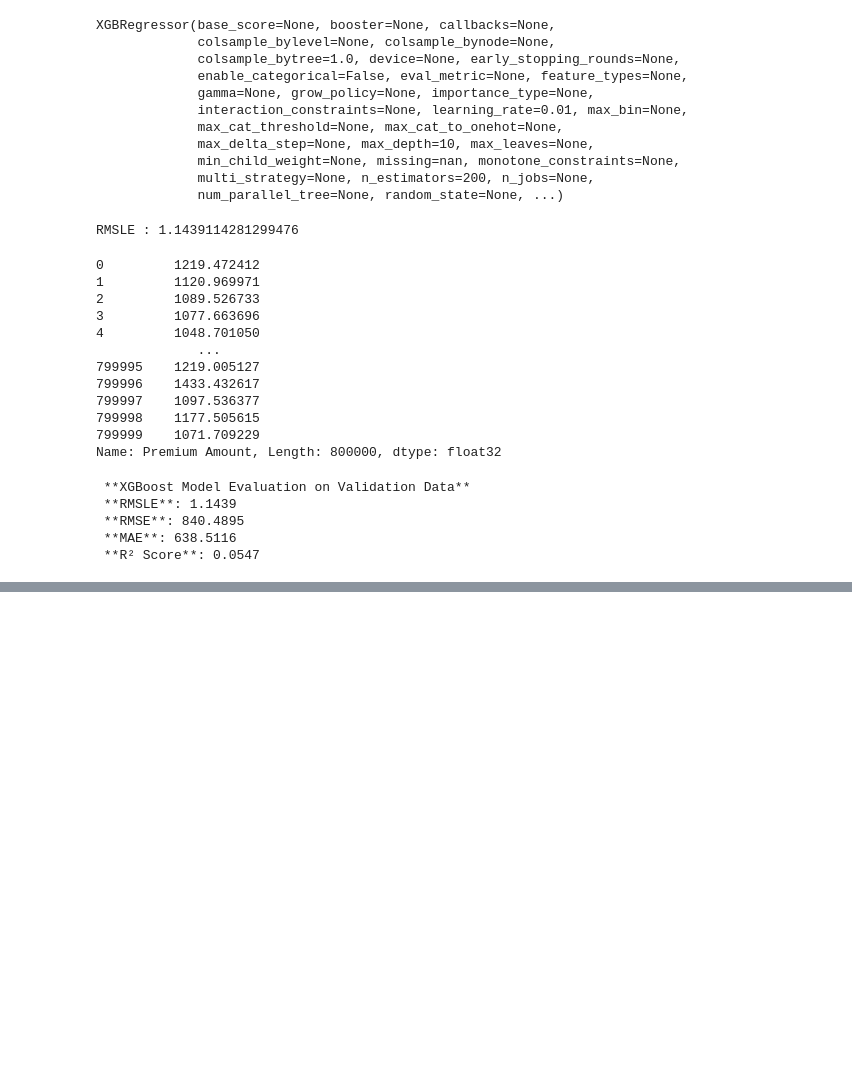
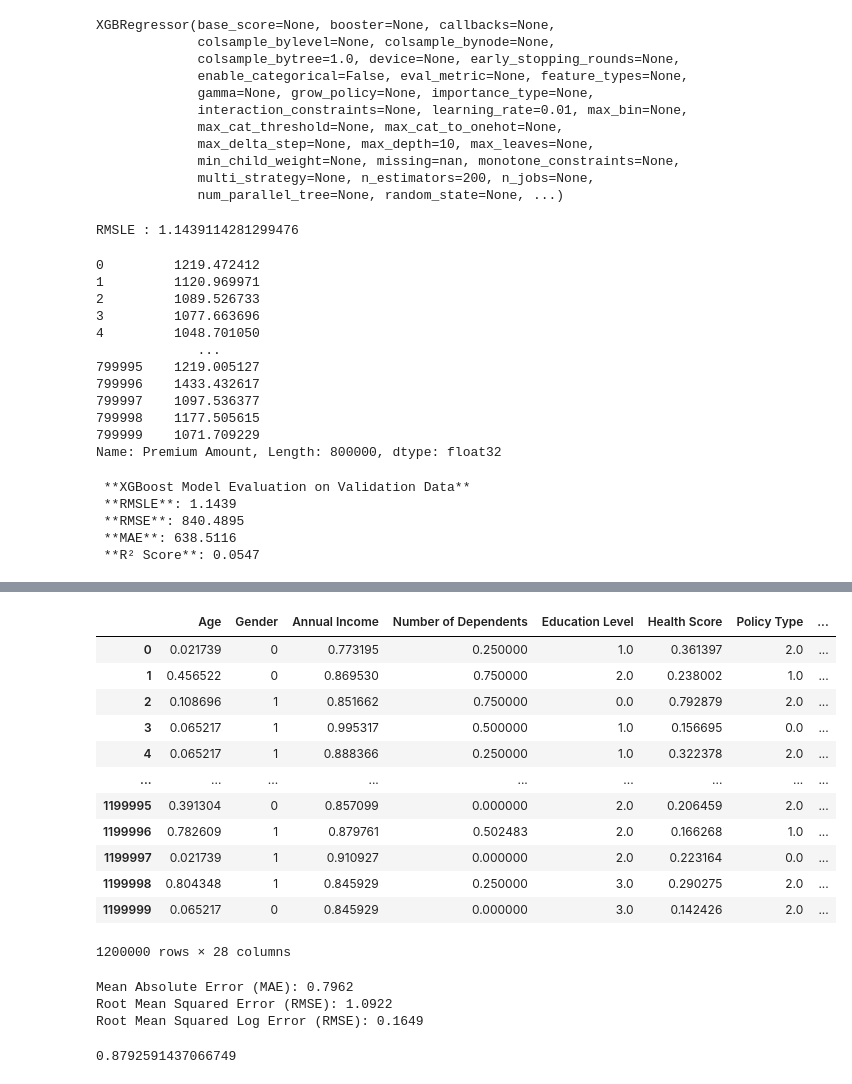
Before and after one commit to ShreeChander/Smart_Premium, a Jupyter notebook: SmartPremium.ipynb, the cells around one changed output, grey strips where cells are left out. Cells and saved outputs as stored; diff of their text form; code cells hidden in the pictures; blank space fills up the shorter version.

```diff
--- a/SmartPremium.ipynb
+++ b/SmartPremium.ipynb
@@ -646,0 +863,25 @@ with open("encoder.pkl", "wb") as f:
+# %%
+from sklearn.preprocessing import OrdinalEncoder
+
+#mentioning order for ordinal relationship
+categories = [
+    ['High School',"Bachelor's","Master's",'PhD'],
+    ['Basic', 'Comprehensive', 'Premium'],
+    ['Poor', 'Average', 'Good'],
+    ['Rarely', 'Monthly', 'Weekly', 'Daily']
+    ]
+
+ordinal_encoder = OrdinalEncoder(categories=categories)
+#train data
+OHE_data[['Education Level','Policy Type', 'Customer Feedback', 'Exercise Frequency']] =ordinal_encoder.fit_transform(OHE_data[['Education Level','Policy Type', 'Customer Feedback', 'Exercise Frequency']])
+
+#test data
+OHE_test_data[['Education Level','Policy Type', 'Customer Feedback', 'Exercise Frequency']] =ordinal_encoder.fit_transform(OHE_test_data[['Education Level','Policy Type', 'Customer Feedback', 'Exercise Frequency']])
+# %%
+#train data
+OHE_data['Smoking Status'] = np.where(OHE_data['Smoking Status'] == 'Yes',1,0)
+OHE_data['Gender'] = np.where(OHE_data['Gender'] == 'Male',1,0)
+
+#test data
+OHE_test_data['Smoking Status'] = np.where(OHE_test_data['Smoking Status'] == 'Yes',1,0)
+OHE_test_data['Gender'] = np.where(OHE_test_data['Gender'] == 'Male',1,0)
@@ -646,0 +897,11 @@ with open("encoder.pkl", "wb") as f:
+# %%
+from sklearn.preprocessing import MinMaxScaler
+
+scalar = MinMaxScaler()
+
+#train data
+OHE_data[['Age','Annual Income','Number of Dependents','Health Score','Previous Claims','Vehicle Age','Credit Score','Insurance Duration']] = scalar.fit_transform(OHE_data[['Age','Annual Income','Number of Dependents','Health Score','Previous Claims','Vehicle Age','Credit Score','Insurance Duration']])
+
+#test data
+OHE_test_data[['Age','Annual Income','Number of Dependents','Health Score','Previous Claims','Vehicle Age','Credit Score','Insurance Duration']] = scalar.fit_transform(OHE_test_data[['Age','Annual Income','Number of Dependents','Health Score','Previous Claims','Vehicle Age','Credit Score','Insurance Duration']])
+OHE_data.head()
@@ -646,0 +924,21 @@ with open("encoder.pkl", "wb") as f:
+# %%
+y_train = OHE_data['Premium Amount']
+x_train = OHE_data.drop(['Premium Amount','id','Policy Start Date'],axis=1)
+x_train['Year'] = OHE_data['Policy Start Date'].str[0:4].astype(int)
+x_train['Month'] = OHE_data['Policy Start Date'].str[5:7].astype(int)
+# %%
+x_train
+# %% [output]
+|  | Age | Gender | Annual Income | Number of Dependents | Education Level | Health Score | Policy Type | ... |
+| 0 | 0.021739 | 0 | 0.773195 | 0.250000 | 1.0 | 0.361397 | 2.0 | ... |
+| 1 | 0.456522 | 0 | 0.869530 | 0.750000 | 2.0 | 0.238002 | 1.0 | ... |
+| 2 | 0.108696 | 1 | 0.851662 | 0.750000 | 0.0 | 0.792879 | 2.0 | ... |
+| 3 | 0.065217 | 1 | 0.995317 | 0.500000 | 1.0 | 0.156695 | 0.0 | ... |
+| 4 | 0.065217 | 1 | 0.888366 | 0.250000 | 1.0 | 0.322378 | 2.0 | ... |
+| ... | ... | ... | ... | ... | ... | ... | ... | ... |
+| 1199995 | 0.391304 | 0 | 0.857099 | 0.000000 | 2.0 | 0.206459 | 2.0 | ... |
+| 1199996 | 0.782609 | 1 | 0.879761 | 0.502483 | 2.0 | 0.166268 | 1.0 | ... |
+| 1199997 | 0.021739 | 1 | 0.910927 | 0.000000 | 2.0 | 0.223164 | 0.0 | ... |
+| 1199998 | 0.804348 | 1 | 0.845929 | 0.250000 | 3.0 | 0.290275 | 2.0 | ... |
+| 1199999 | 0.065217 | 0 | 0.845929 | 0.000000 | 3.0 | 0.142426 | 2.0 | ... |
+1200000 rows × 28 columns
@@ -646,0 +950,15 @@ with open("encoder.pkl", "wb") as f:
+# %%
+mae = mean_absolute_error(y_train, y_pred)
+regression_accuracy = 1 - (mae / np.mean(y_train))
+mse = mean_squared_error(y_train,y_pred)
+rmse = np.sqrt(mse)
+rmsle = np.sqrt(mean_squared_log_error(y_train, np.clip(y_pred, 0, None)))
+print(f"Mean Absolute Error (MAE): {mae:.4f}")
+print(f"Root Mean Squared Error (RMSE): {rmse:.4f}")
+print(f"Root Mean Squared Log Error (RMSE): {rmsle:.4f}")
+regression_accuracy
+# %% [output]
+Mean Absolute Error (MAE): 0.7962
+Root Mean Squared Error (RMSE): 1.0922
+Root Mean Squared Log Error (RMSE): 0.1649
+0.8792591437066749
```
Also changed, not shown: parts of 33 cells of this notebook, 2 other files.
